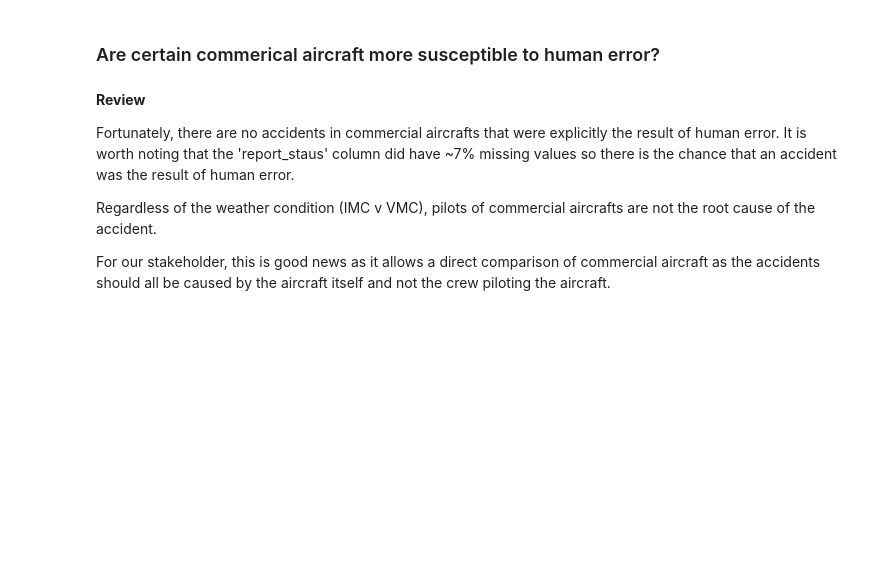
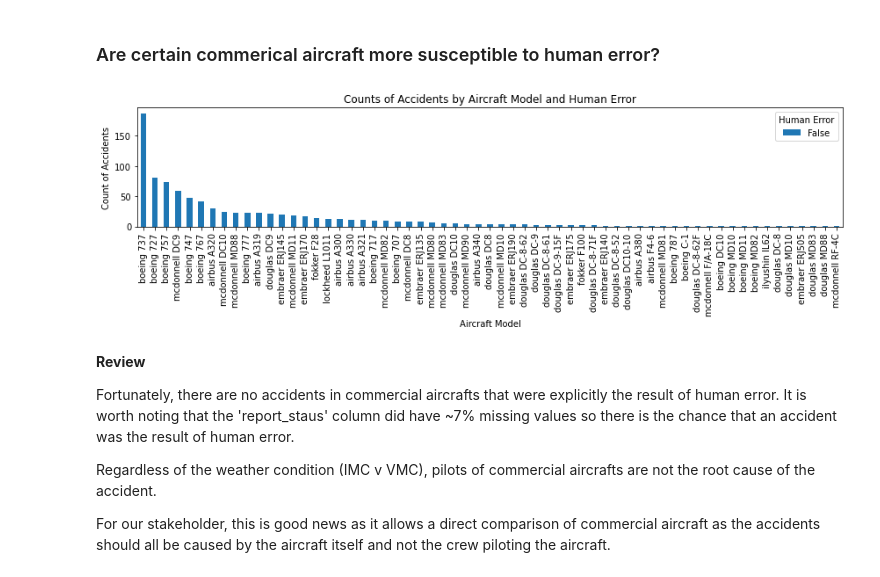
Before and after one commit to Haoweee/Phase-1-Project-1, a Jupyter notebook: combined_eda.ipynb, the cells around one changed output. Cells and saved outputs as stored; diff of their text form; code cells hidden in the pictures; blank space fills up the shorter version.

```diff
--- a/combined_eda.ipynb
+++ b/combined_eda.ipynb
@@ -1153,25 +1475,27 @@ The data here shows that the majority of accidents occurred while there was suff
 # %%
 # Group the data by 'make_model' and 'human_error', count values, convert to single index DataFrame
 human_error_counts = commercial_flights_df.groupby(['make_model', 'human_error']).size().unstack()
 
 # Sum the counts of the columns ('make_model' by 'human_error')
 human_error_counts_total = human_error_counts.sum(axis=1)
 
 # Sort the total counts in descending order
 human_error_counts_total_sorted = human_error_counts_total.sort_values(ascending=False)
 
 # Sorts the human_error_counts df by using the indexes of the series human_error_counts_total_sorted
 human_error_counts_sorted = human_error_counts.loc[human_error_counts_total_sorted.index]
 
 # Plotting
 human_error_counts_sorted.plot(kind='bar', stacked=True, figsize=(12, 4))
 plt.title('Counts of Accidents by Aircraft Model and Human Error')
 plt.xlabel('Aircraft Model')
 plt.ylabel('Count of Accidents')
-plt.xticks(rotation=45)
+plt.xticks(rotation=90)
 plt.legend(title='Human Error')
 plt.tight_layout()
 plt.show();
+# %% [output]
+[figure, added]
 # %% [markdown]
 **Review**
 
```
Also changed, not shown: parts of 46 cells of this notebook.
